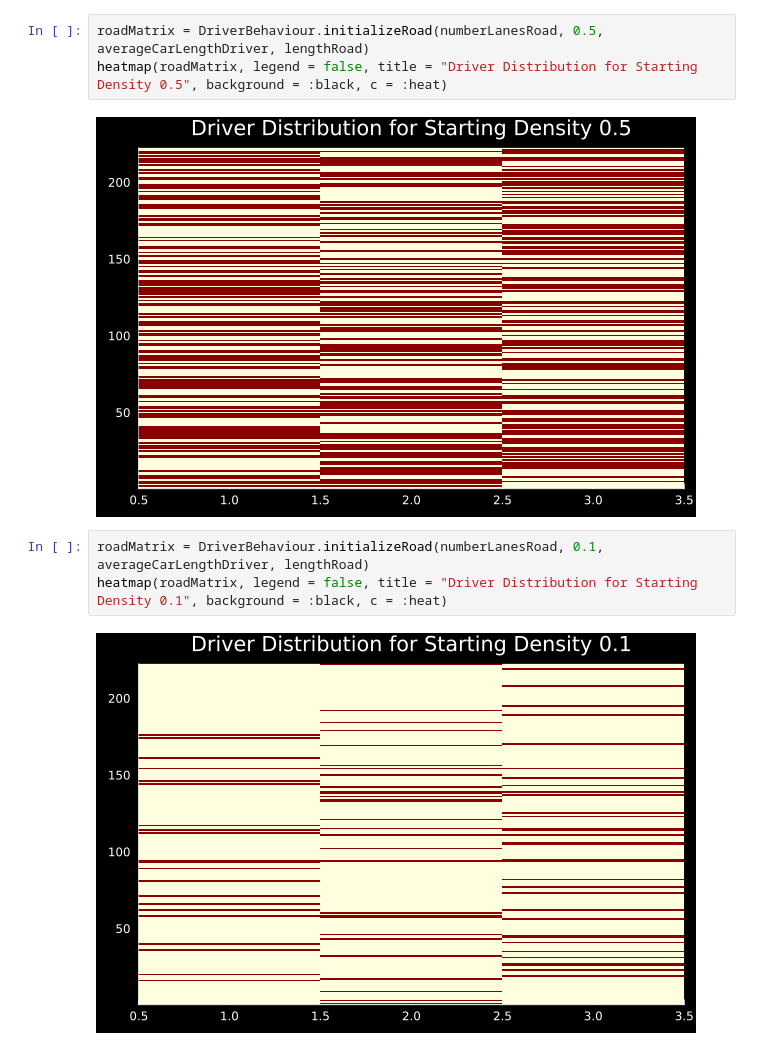
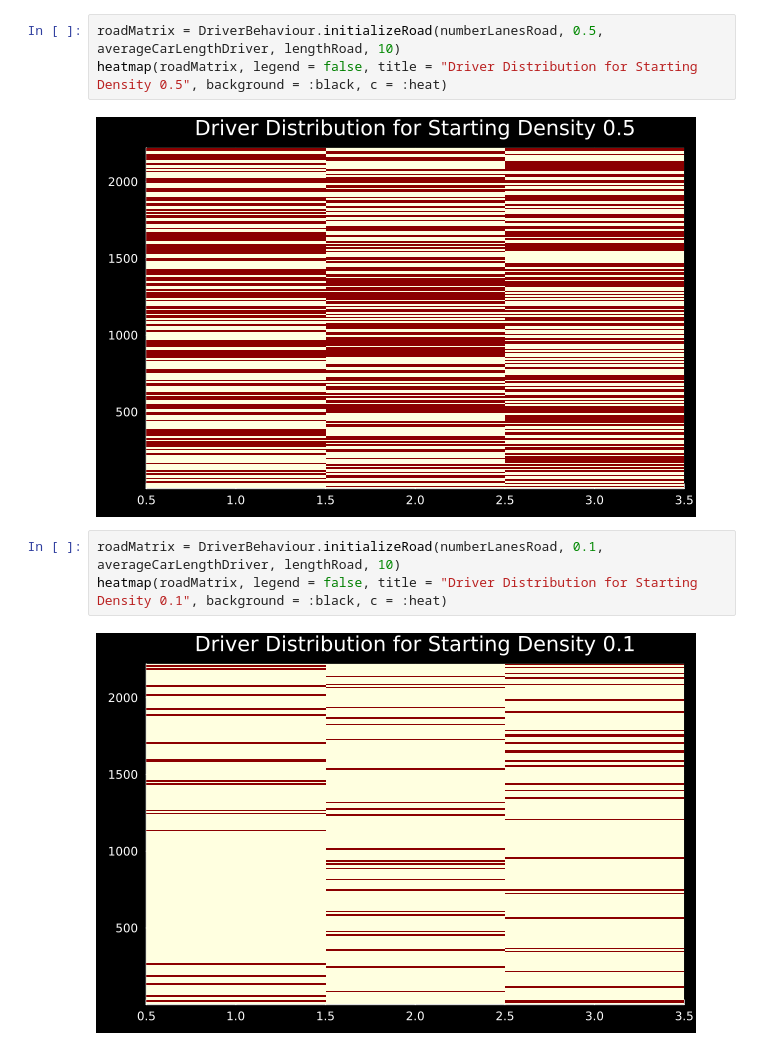
Before and after one commit to MohGhoraishi/TrafficSimulation, a Jupyter notebook: DriverBehaviour/DriverBehaviourTest.ipynb, the cells around one changed output. Cells and saved outputs as stored; diff of their text form.

```diff
--- a/DriverBehaviour/DriverBehaviourTest.ipynb
+++ b/DriverBehaviour/DriverBehaviourTest.ipynb
@@ -17,11 +19,11 @@ lengthRoad = 1000
 # %%
-roadMatrix = DriverBehaviour.initializeRoad(numberLanesRoad, 0.5, averageCarLengthDriver, lengthRoad)
+roadMatrix = DriverBehaviour.initializeRoad(numberLanesRoad, 0.5, averageCarLengthDriver, lengthRoad, 10)
 heatmap(roadMatrix, legend = false, title = "Driver Distribution for Starting Density 0.5", background = :black, c = :heat)
 # %% [output]
-[figure, old version]
+[figure, new version]
 # %%
-roadMatrix = DriverBehaviour.initializeRoad(numberLanesRoad, 0.1, averageCarLengthDriver, lengthRoad)
+roadMatrix = DriverBehaviour.initializeRoad(numberLanesRoad, 0.1, averageCarLengthDriver, lengthRoad, 10)
 heatmap(roadMatrix, legend = false, title = "Driver Distribution for Starting Density 0.1", background = :black, c = :heat)
 # %% [output]
-[figure, old version]
+[figure, new version]
 # %%
```
Also changed, not shown: parts of 3 cells of this notebook.
